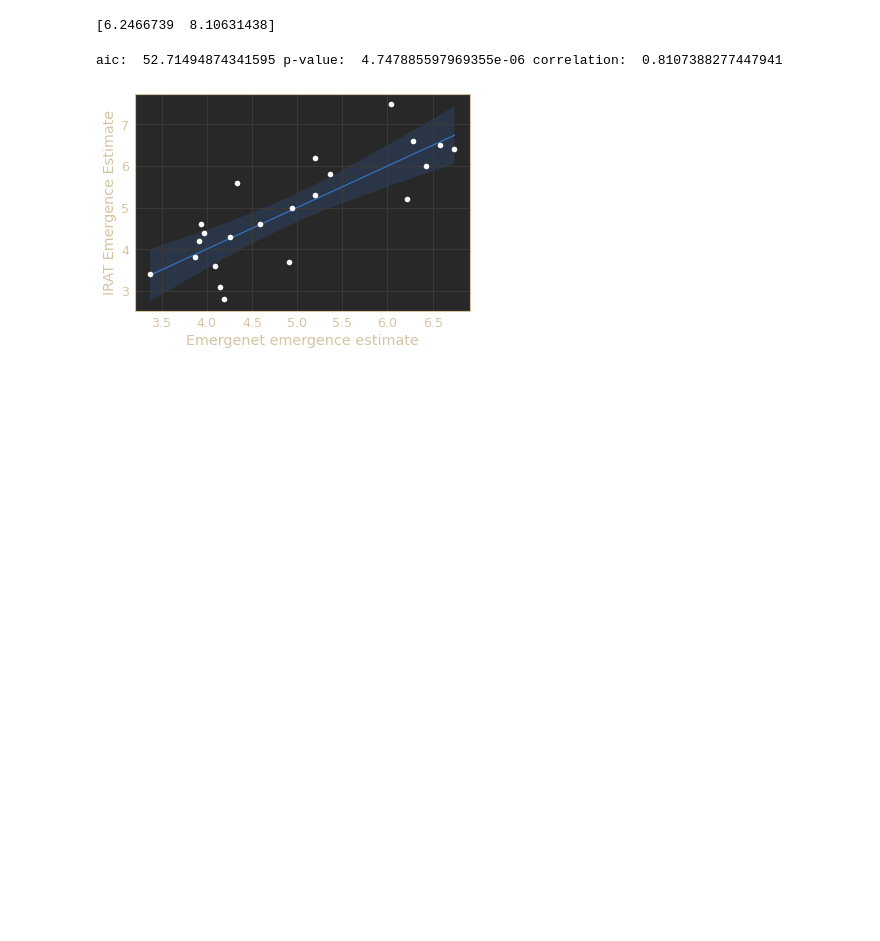
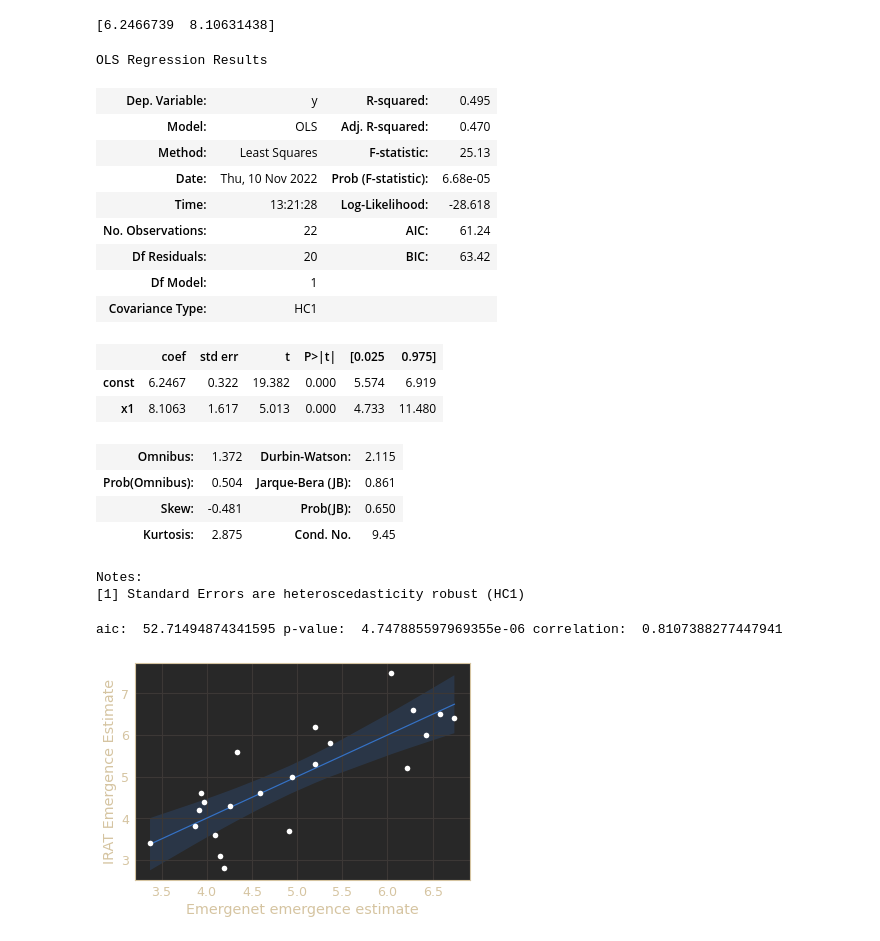
Before and after one commit to zeroknowledgediscovery/emergenet, a Jupyter notebook: irat_qnet/results/pred_linear_bounds.ipynb, the cells around one changed output. Cells and saved outputs as stored; diff of their text form; code cells hidden in the pictures; blank space fills up the shorter version.

```diff
--- a/irat_qnet/results/pred_linear_bounds.ipynb
+++ b/irat_qnet/results/pred_linear_bounds.ipynb
@@ -49,6 +49,28 @@ aic:  61.23560139479055 p-value:  0.0002579111831184047 correlation:  0.70370342
 print(est.params)
 # %% [output]
 [6.2466739  8.10631438]
+# %%
+est.get_robustcov_results().summary()
+# %% [output]
+OLS Regression Results
+| Dep. Variable: | y | R-squared: | 0.495 |
+| Model: | OLS | Adj. R-squared: | 0.470 |
+| Method: | Least Squares | F-statistic: | 25.13 |
+| Date: | Thu, 10 Nov 2022 | Prob (F-statistic): | 6.68e-05 |
+| Time: | 13:21:28 | Log-Likelihood: | -28.618 |
+| No. Observations: | 22 | AIC: | 61.24 |
+| Df Residuals: | 20 | BIC: | 63.42 |
+| Df Model: | 1 |  |  |
+| Covariance Type: | HC1 |  |  |
+|  | coef | std err | t | P>|t| | [0.025 | 0.975] |
+| const | 6.2467 | 0.322 | 19.382 | 0.000 | 5.574 | 6.919 |
+| x1 | 8.1063 | 1.617 | 5.013 | 0.000 | 4.733 | 11.480 |
+| Omnibus: | 1.372 | Durbin-Watson: | 2.115 |
+| Prob(Omnibus): | 0.504 | Jarque-Bera (JB): | 0.861 |
+| Skew: | -0.481 | Prob(JB): | 0.650 |
+| Kurtosis: | 2.875 | Cond. No. | 9.45 |
+Notes:
+[1] Standard Errors are heteroscedasticity robust (HC1)
 # %%
 yvar='IRAT Emergence Estimate'
 xvar=Ename
```
Also changed, not shown: parts of 3 cells of this notebook, 8 other files.
